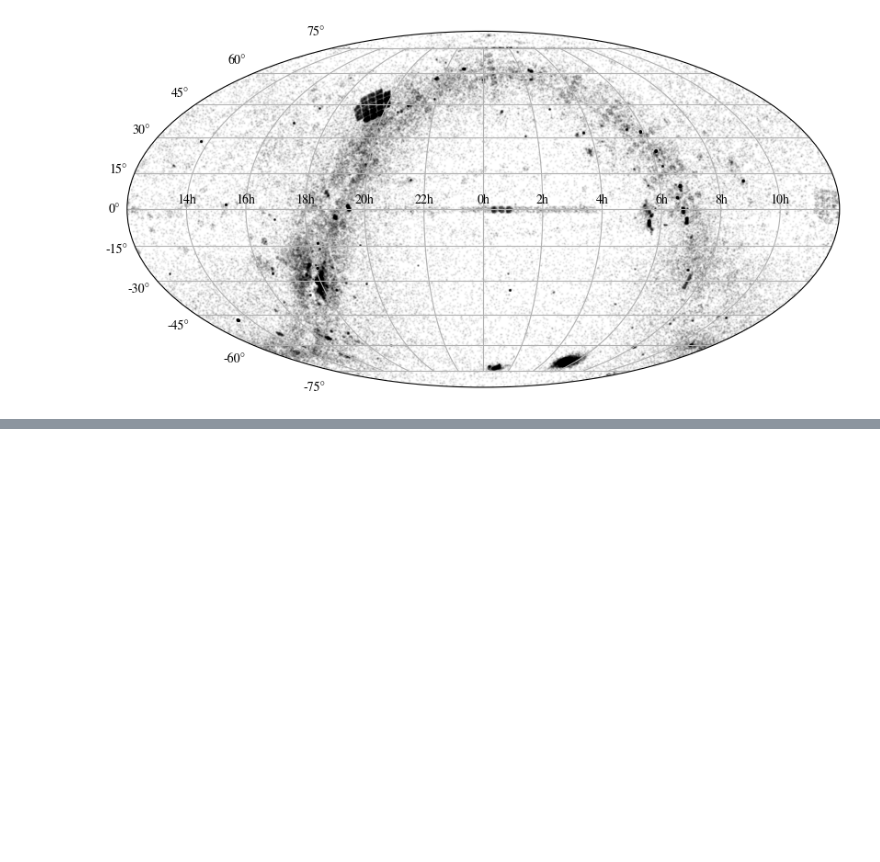
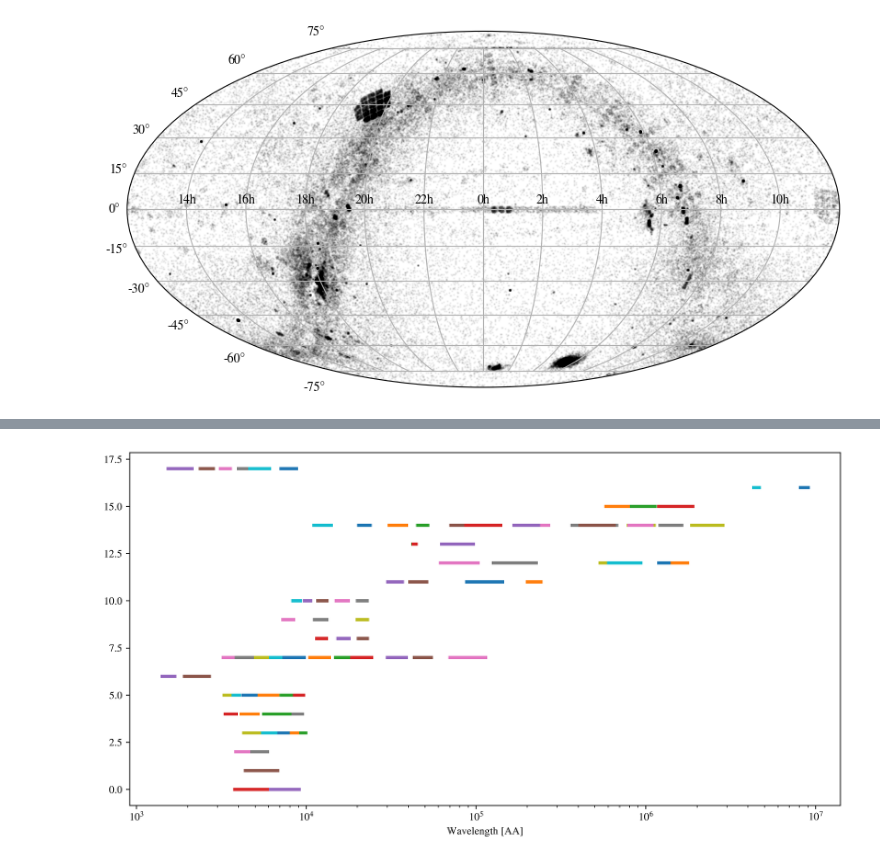
Before and after one commit to EmmaAlexander/EXPLORE, a Jupyter notebook: classifystars.ipynb, the cells around one changed output, grey strips where cells are left out. Drawn from its saved outputs; the diff is of its cells as text; code cells hidden in the pictures; blank space fills up the shorter version.

```diff
--- a/classifystars.ipynb
+++ b/classifystars.ipynb
@@ -109,3 +135,81 @@ array([132.97777915, 169.69048751, 181.71847765, ..., 269.41368503,
 # %%
-features
+
+band_labels=[]
+plt.figure(figsize=(12,6),dpi=600)
+for column in features_all.columns[21:-18]:
+    if column[1]=='Value':
+        source=column[0]
+        if 'GAIA' in source:
+            y=0
+            band_labels.append('GAIA')
+        elif 'Hipparcos'in source:
+            y=1
+            band_labels.append('Hipparcos')
+        elif 'TYCHO' in source:
+            y=2
+            band_labels.append('TYCHO')
+        elif 'PAN-STARRS' in source:
+            y=3
+            band_labels.append('PAN-STARRS')
+        elif 'SLOAN' in source:
+            y=4
+            band_labels.append('SLOAN')
+        elif 'Skymapper' in source:
+            y=5
+            band_labels.append('Skymapper')
+        elif 'GALEX' in source:
+            y=6
+            band_labels.append('GALEX')
+        elif 'Generic' in source:
+            y=7
+            band_labels.append('Generic')
+        elif '2MASS' in source:
+            y=8
+            band_labels.append('2MASS')
+        elif 'DENIS' in source:
+            y=9
+            band_labels.append('DENIS')
+        elif 'Paranal' in source:
+            y=10
+            band_labels.append('Paranal')
+        elif 'WISE' in source:
+            y=11
+            band_labels.append('WISE')
+        elif 'AKARI' in source:
+            y=12
+            band_labels.append('AKARI')
+        elif 'MSX' in source:
+            y=13
+            band_labels.append('MSX')
+        elif 'IRAS' in source:
+            y=14
+            band_labels.append('IRAS')
+        elif 'COBE' in source:
+            y=14
+            band_labels.append('COBE')
+        elif 'Herschel' in source:
+            y=15
+            band_labels.append('Herschel')
+        elif 'JCMT' in source:
+            y=16
+            band_labels.append('JCMT')
+        elif 'HST' in source:
+            y=17
+            band_labels.append('HST')
+        else:
+            print(source)
+            y=18
+
+
+
+        central=float(column[3].replace('-', 'NaN'))
+        width=float(column[4].replace('-', 'NaN'))
+        x_plot=[central-width/2.,central+width/2.]
+        y_plot=[y,y]
+        plt.plot(x_plot,y_plot,lw=3,alpha=1)
+        y+=1
+
+plt.xscale('log')
+plt.xlabel('Wavelength [AA]')
+plt.show()
 # %% [output]
@@ -123,0 +216 @@ features
+[figure, added]
```
Also changed, not shown: parts of 14 cells of this notebook, 9 other files.
